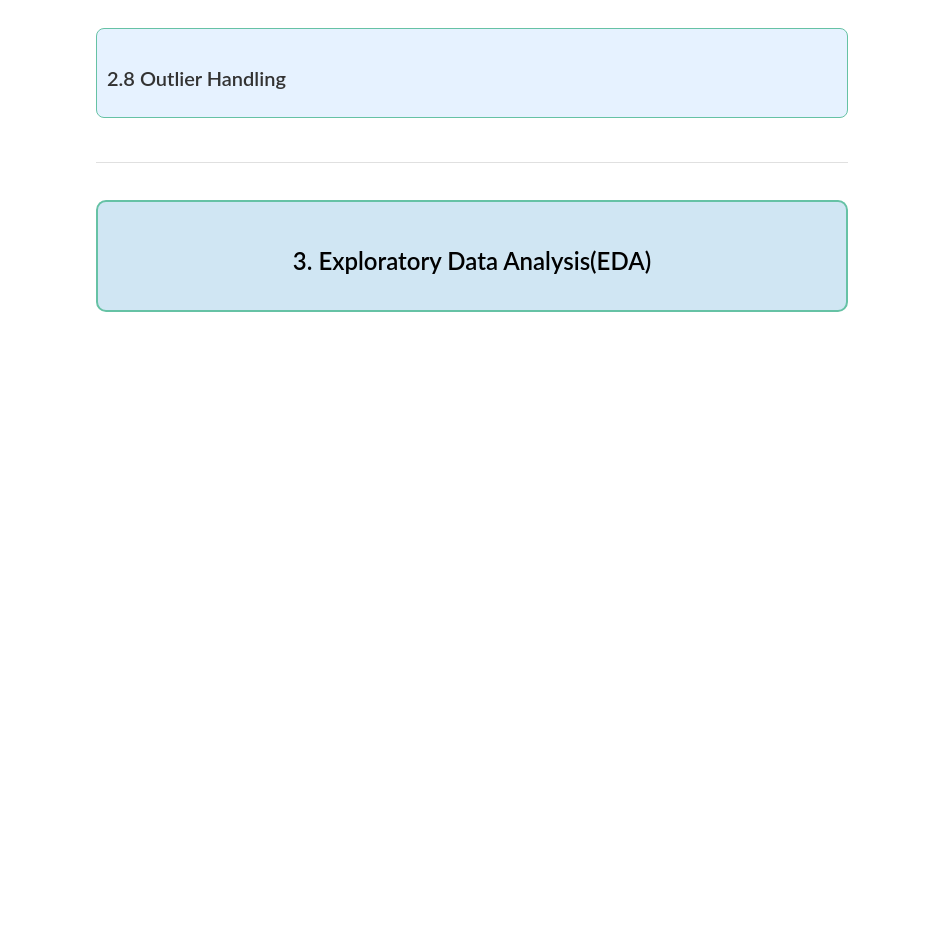
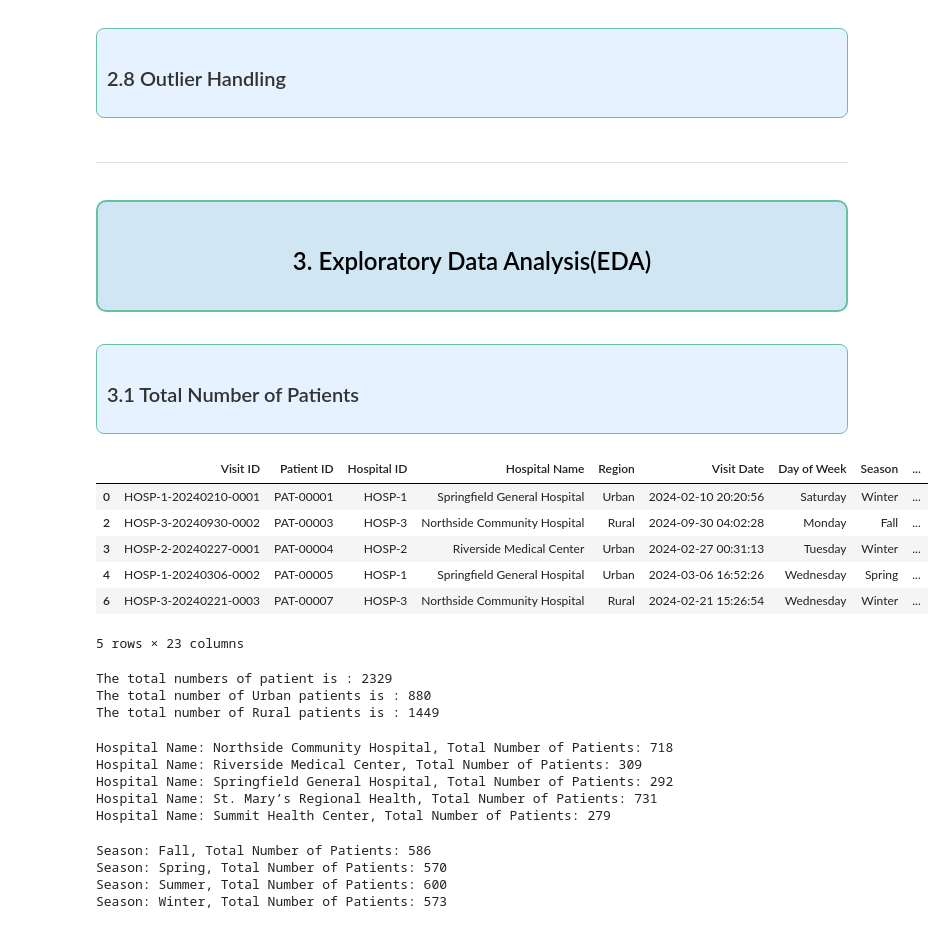
Before and after one commit to misbahkhattak718-pixel/Mentorship-Program--Devsil, a Jupyter notebook: Weekly Mini Projects/Week 8/ER Wait Time Dataset.ipynb, the cells around one changed output. Drawn from its saved outputs; the diff is of its cells as text; code cells hidden in the pictures; blank space fills up the shorter version.

```diff
--- a/Weekly Mini Projects/Week 8/ER Wait Time Dataset.ipynb
+++ b/Weekly Mini Projects/Week 8/ER Wait Time Dataset.ipynb
@@ -859,3 +859,51 @@ df = df[(df['Time to Triage (min)'] > 0) & (df['Time to Triage (min)'] < 100)]
     3.  Exploratory Data Analysis(EDA)
     </h1>
 </div
+# %% [markdown]
+<div style="background-color:#E6F2FF; padding: 10px; border-radius: 8px; box-shadow: 0 1px 3px 0 rgba(0, 0, 0, 0.1); border:1px solid #66C2A5; margin-top: 10px; margin-left: 20px;">
+    <h2 style="font-size:20px; font-family:Georgia, serif; color:#333333; text-align: left; margin: 0;">
+    3.1 Total Number of Patients
+    </h2>
+</div>
+# %%
+df.head()
+# %% [output]
+|  | Visit ID | Patient ID | Hospital ID | Hospital Name | Region | Visit Date | Day of Week | Season | ... |
+| 0 | HOSP-1-20240210-0001 | PAT-00001 | HOSP-1 | Springfield General Hospital | Urban | 2024-02-10 20:20:56 | Saturday | Winter | ... |
+| 2 | HOSP-3-20240930-0002 | PAT-00003 | HOSP-3 | Northside Community Hospital | Rural | 2024-09-30 04:02:28 | Monday | Fall | ... |
+| 3 | HOSP-2-20240227-0001 | PAT-00004 | HOSP-2 | Riverside Medical Center | Urban | 2024-02-27 00:31:13 | Tuesday | Winter | ... |
+| 4 | HOSP-1-20240306-0002 | PAT-00005 | HOSP-1 | Springfield General Hospital | Urban | 2024-03-06 16:52:26 | Wednesday | Spring | ... |
+| 6 | HOSP-3-20240221-0003 | PAT-00007 | HOSP-3 | Northside Community Hospital | Rural | 2024-02-21 15:26:54 | Wednesday | Winter | ... |
+5 rows × 23 columns
+# %%
+# print the total number of patients of the dataset:
+print(f"The total numbers of patient is : {df['Patient ID'].nunique()}")
+
+# Print the total number of Urban and Rural patients:
+print(f"The total number of Urban patients is : {df[df['Region'] == 'Urban']['Patient ID'].nunique()}")
+print(f"The total number of Rural patients is : {df[df['Region'] == 'Rural']['Patient ID'].nunique()}")
+# %% [output]
+The total numbers of patient is : 2329
+The total number of Urban patients is : 880
+The total number of Rural patients is : 1449
+# %%
+# Print the hospital name and total number of patients step by step:
+hospital_patient_count = df.groupby('Hospital Name')['Patient ID'].nunique()
+for hospital, count in hospital_patient_count.items():
+	print(f"Hospital Name: {hospital}, Total Number of Patients: {count}")
+# %% [output]
+Hospital Name: Northside Community Hospital, Total Number of Patients: 718
+Hospital Name: Riverside Medical Center, Total Number of Patients: 309
+Hospital Name: Springfield General Hospital, Total Number of Patients: 292
+Hospital Name: St. Mary’s Regional Health, Total Number of Patients: 731
+Hospital Name: Summit Health Center, Total Number of Patients: 279
+# %%
+# Print the total number of patients in each season:
+season_patient_count = df.groupby('Season')['Patient ID'].nunique()
+for season, count in season_patient_count.items():
+    print(f"Season: {season}, Total Number of Patients: {count}")
+# %% [output]
+Season: Fall, Total Number of Patients: 586
+Season: Spring, Total Number of Patients: 570
+Season: Summer, Total Number of Patients: 600
+Season: Winter, Total Number of Patients: 573
```
Also changed, not shown: parts of 16 cells of this notebook.
